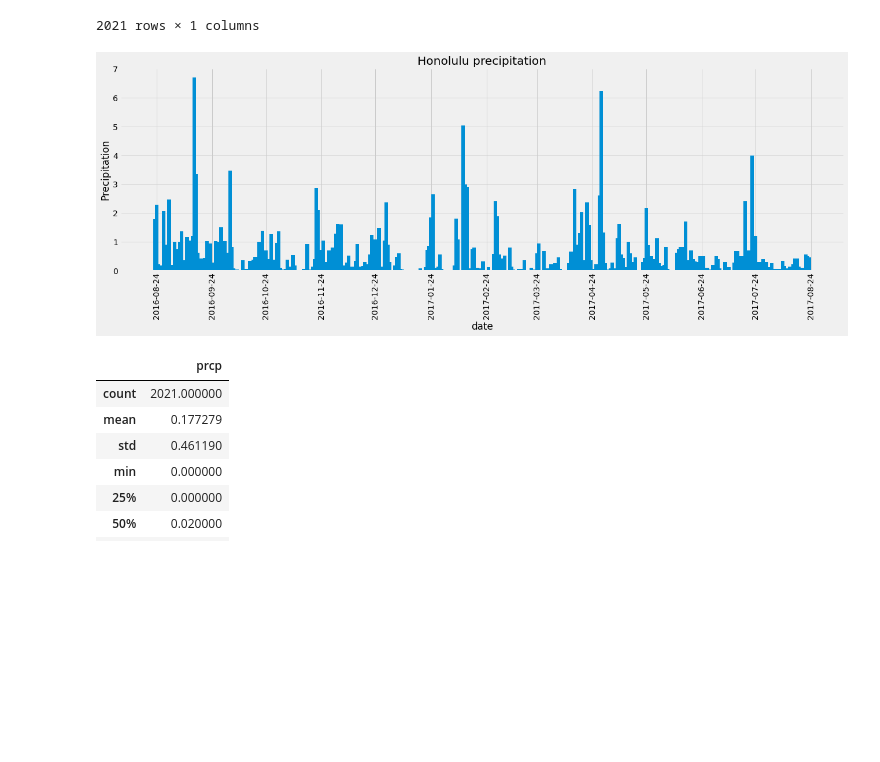
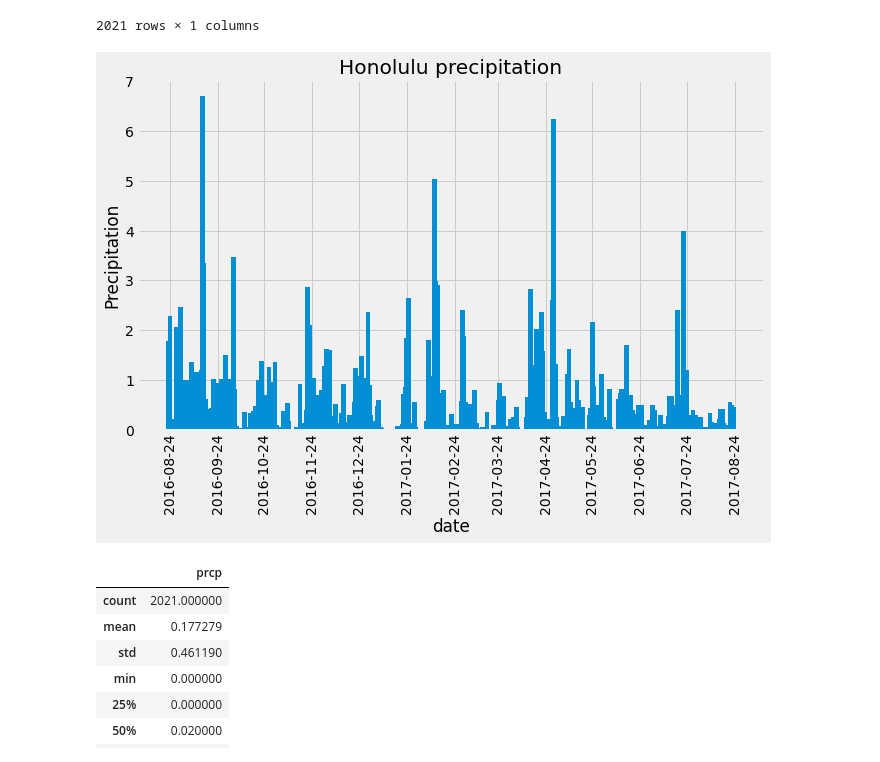
Before and after one commit to Leonidesguerra/sqlalchemy-challenge, a Jupyter notebook: climate_starter.ipynb, the cells around one changed output. Saved outputs shown, nothing was run; the diff lists cells and outputs as text; code cells hidden in the pictures; blank space fills up the shorter version.

```diff
--- a/climate_starter.ipynb
+++ b/climate_starter.ipynb
@@ -110,19 +122,19 @@ precipitation
 precipitation.reset_index(inplace=True)
 # %%
 # Use Pandas Plotting with Matplotlib to plot the data
-plt.figure(figsize=(20,6))
+plt.figure(figsize=(10,6))
 
-pyplot_bar=plt.bar(precipitation['date'], precipitation['prcp'], width= 2)
+pyplot_bar=plt.bar(precipitation['date'], precipitation['prcp'], width= 3)
 ax = plt.gca()
 ax.set_xticks(['2016-08-24','2016-09-24', '2016-10-24','2016-11-24', '2016-12-24','2017-01-24',\
                '2017-02-24','2017-03-24', '2017-04-24','2017-05-24','2017-06-24','2017-07-24','2017-08-24'])
 plt.xticks(rotation='vertical')
 plt.title('Honolulu precipitation')
 plt.xlabel('date')
 plt.ylabel('Precipitation')
 plt.show()
 # %% [output]
-[figure, old version]
+[figure, new version]
 # %%
 # Use Pandas to calcualte the summary statistics for the precipitation data
 precipitation.describe()
```
Also changed, not shown: parts of 9 cells of this notebook.
